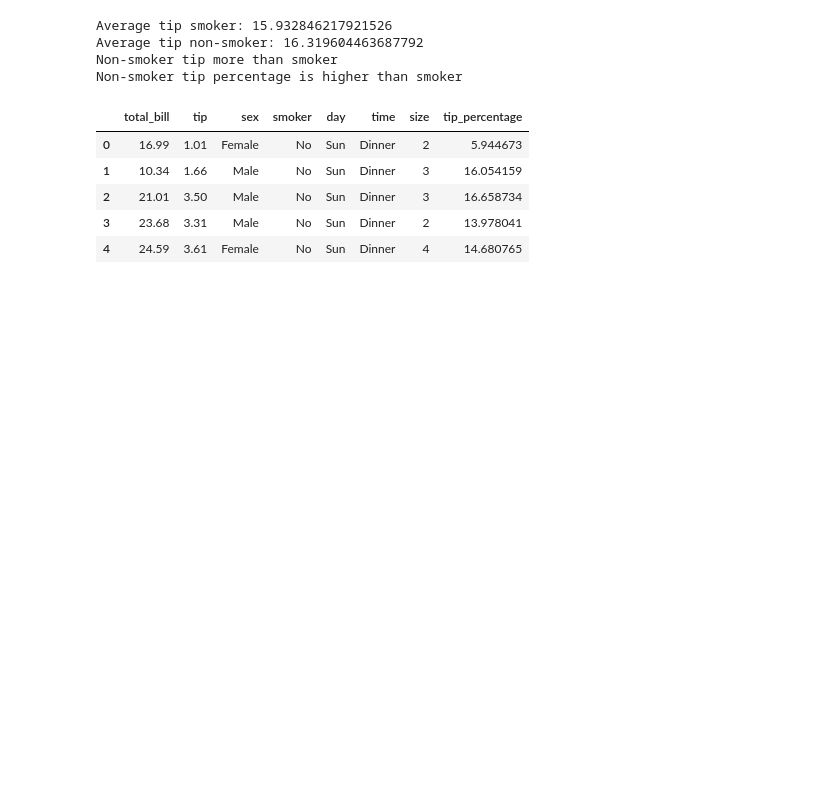
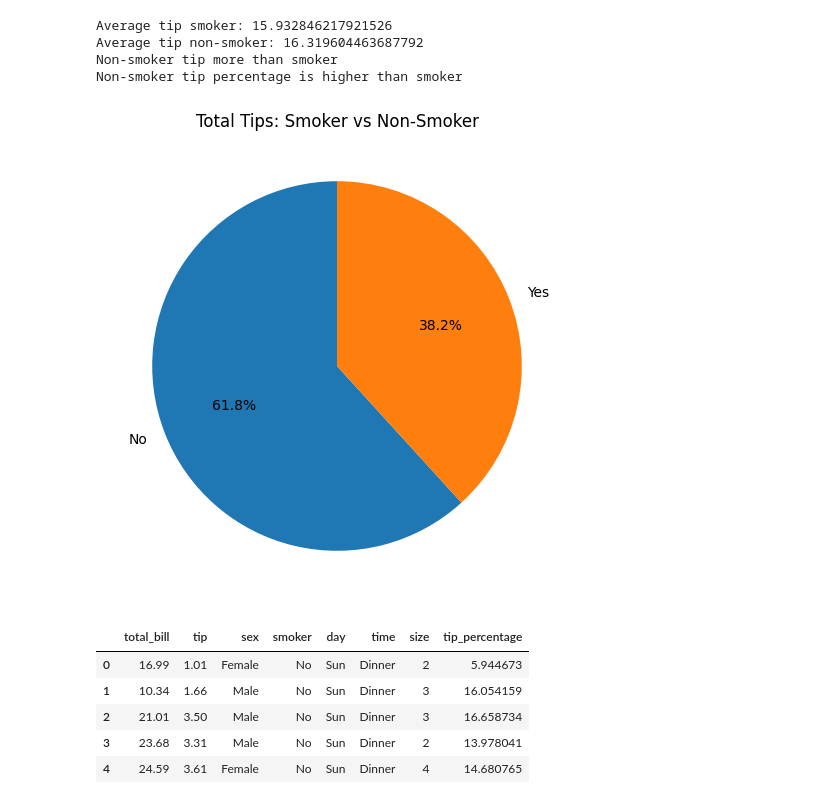
Before and after one commit to Shishupal466/resturant_tip, a Jupyter notebook: data analysis/tips.ipynb, the cells around one changed output. Cells and saved outputs as stored; diff of their text form; code cells hidden in the pictures; blank space fills up the shorter version.

```diff
--- a/data analysis/tips.ipynb
+++ b/data analysis/tips.ipynb
@@ -254,6 +270,22 @@ Average tip smoker: 15.932846217921526
 Average tip non-smoker: 16.319604463687792
 Non-smoker tip more than smoker
 Non-smoker tip percentage is higher than smoker
+# %%
+import matplotlib.pyplot as plt
+
+tips_by_smoker = df.groupby('smoker')['tip'].sum()
+
+plt.figure(figsize=(6,6))
+plt.pie(
+    tips_by_smoker,
+    labels=tips_by_smoker.index,
+    autopct='%1.1f%%',
+    startangle=90
+)
+plt.title('Total Tips: Smoker vs Non-Smoker')
+plt.show()
+# %% [output]
+[figure, added]
 # %%
 # ✅ 5. Day-wise Analysis (Mon–Sun)
 # You can find:
```
Also changed, not shown: parts of 8 cells of this notebook, 3 other files.
